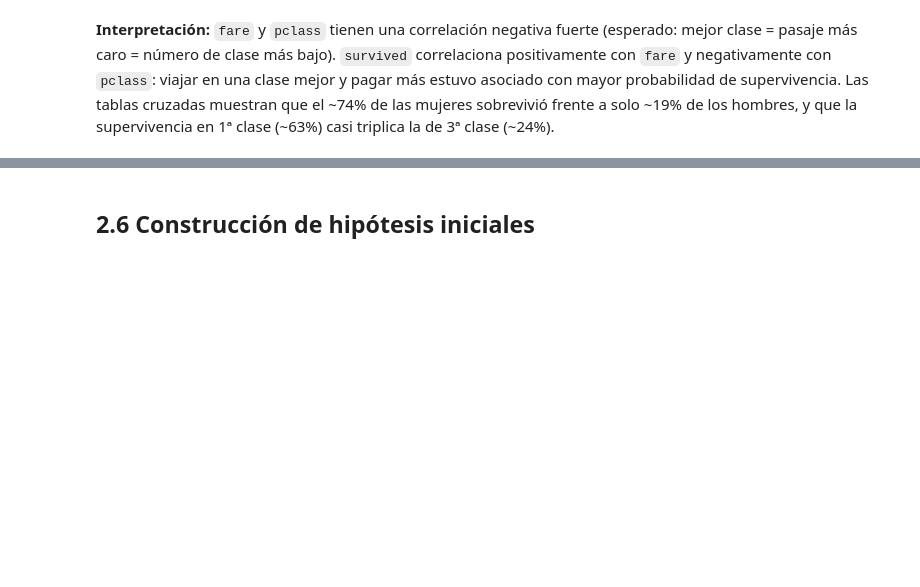
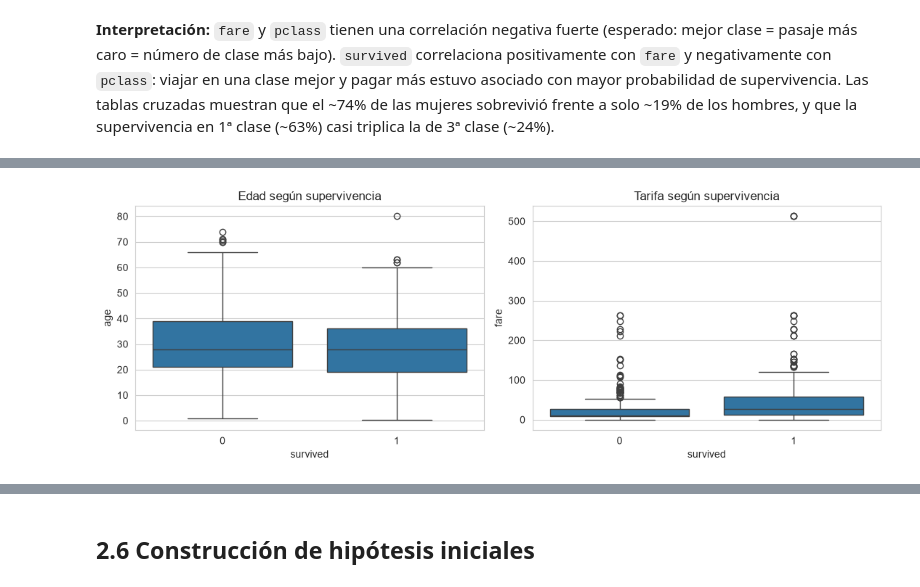
Before and after one commit to Xantyagoh/grupo3-analisis-datos, a Jupyter notebook: notebooks/02_eda.ipynb, the cells around one changed output, grey strips where cells are left out. Saved outputs shown, nothing was run; the diff lists cells and outputs as text; code cells hidden in the pictures; blank space fills up the shorter version.

```diff
--- a/notebooks/02_eda.ipynb
+++ b/notebooks/02_eda.ipynb
@@ -203,0 +221,10 @@ plt.show()
+# %%
+fig, axes = plt.subplots(1, 2, figsize=(11, 4))
+sns.boxplot(data=titanic, x='survived', y='age', ax=axes[0])
+axes[0].set_title('Edad según supervivencia')
+sns.boxplot(data=titanic, x='survived', y='fare', ax=axes[1])
+axes[1].set_title('Tarifa según supervivencia')
+plt.tight_layout()
+plt.show()
+# %% [output]
+[figure, added]
```
Also changed, not shown: parts of 3 cells of this notebook.
